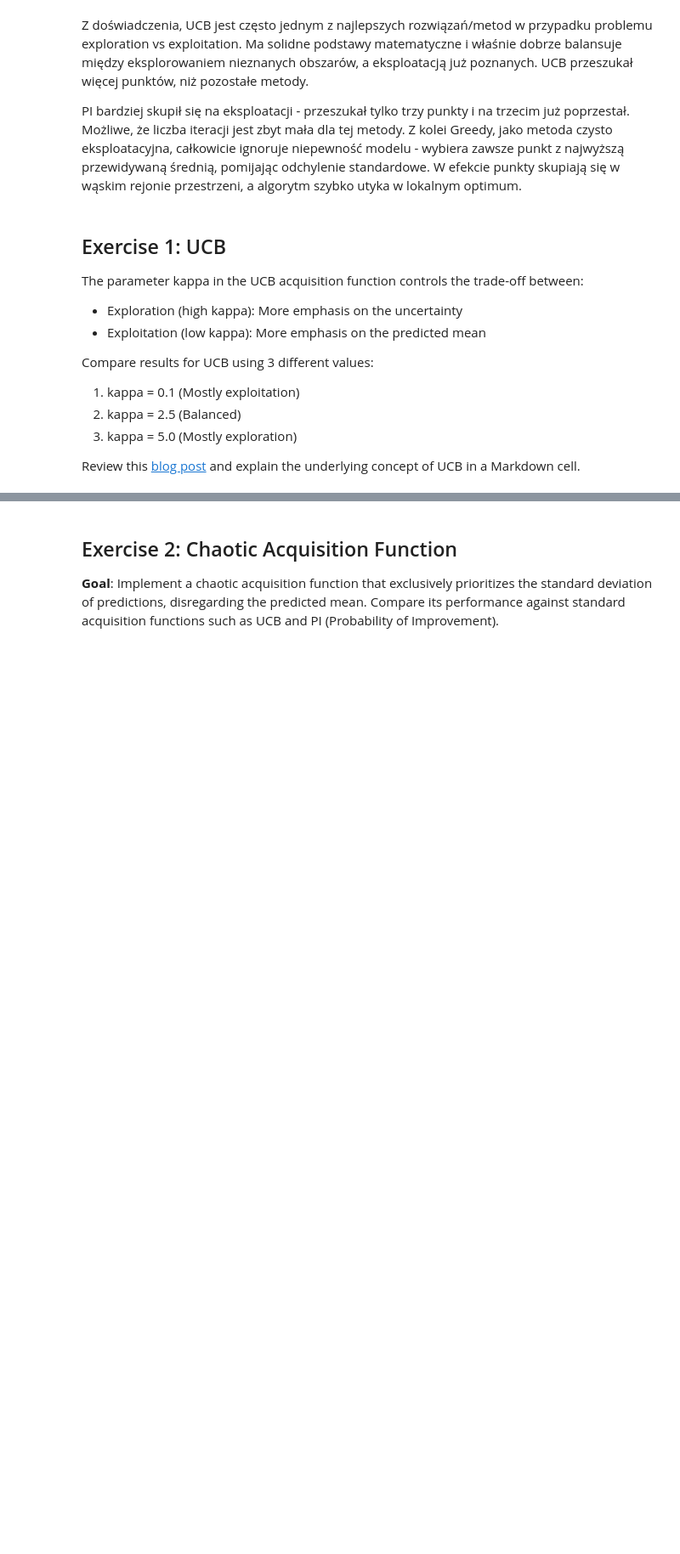
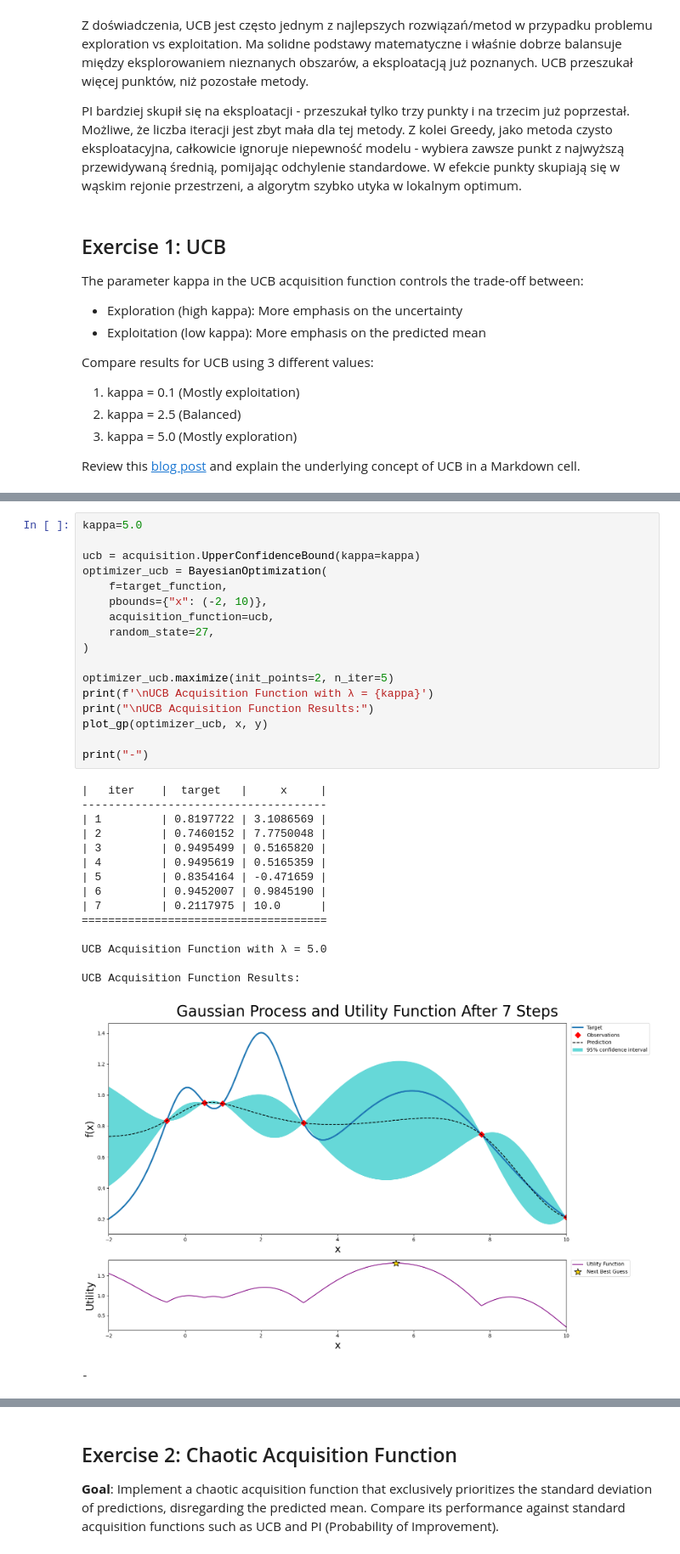
Before and after one commit to pawlowiczf/Stochastic-Methods-in-Machine-Learning, a Jupyter notebook: 06-bayesian/lab.ipynb, the cells around one changed output, grey strips where cells are left out. Shown at 85% size. Drawn from its saved outputs; the diff is of its cells as text; blank space fills up the shorter version.

```diff
--- a/06-bayesian/lab.ipynb
+++ b/06-bayesian/lab.ipynb
@@ -362,0 +468,34 @@ Parametr $\lambda$ (tutaj wspominany, jako $\kappa$) służy do zmiany siły eks
+# %%
+kappa=5.0
+
+ucb = acquisition.UpperConfidenceBound(kappa=kappa)
+optimizer_ucb = BayesianOptimization(
+    f=target_function,
+    pbounds={"x": (-2, 10)},
+    acquisition_function=ucb,
+    random_state=27,
+)
+
+optimizer_ucb.maximize(init_points=2, n_iter=5)
+print(f'\nUCB Acquisition Function with λ = {kappa}')
+print("\nUCB Acquisition Function Results:")
+plot_gp(optimizer_ucb, x, y)
+
+print("-")
+# %% [output]
+|   iter    |  target   |     x     |
+-------------------------------------
+| 1         | 0.8197722 | 3.1086569 |
+| 2         | 0.7460152 | 7.7750048 |
+| 3         | 0.9495499 | 0.5165820 |
+| 4         | 0.9495619 | 0.5165359 |
+| 5         | 0.8354164 | -0.471659 |
+| 6         | 0.9452007 | 0.9845190 |
+| 7         | 0.2117975 | 10.0      |
+=====================================
+
+UCB Acquisition Function with λ = 5.0
+
+UCB Acquisition Function Results:
+[figure, added]
+-
```
Also changed, not shown: parts of 16 cells of this notebook, 10 other files.
